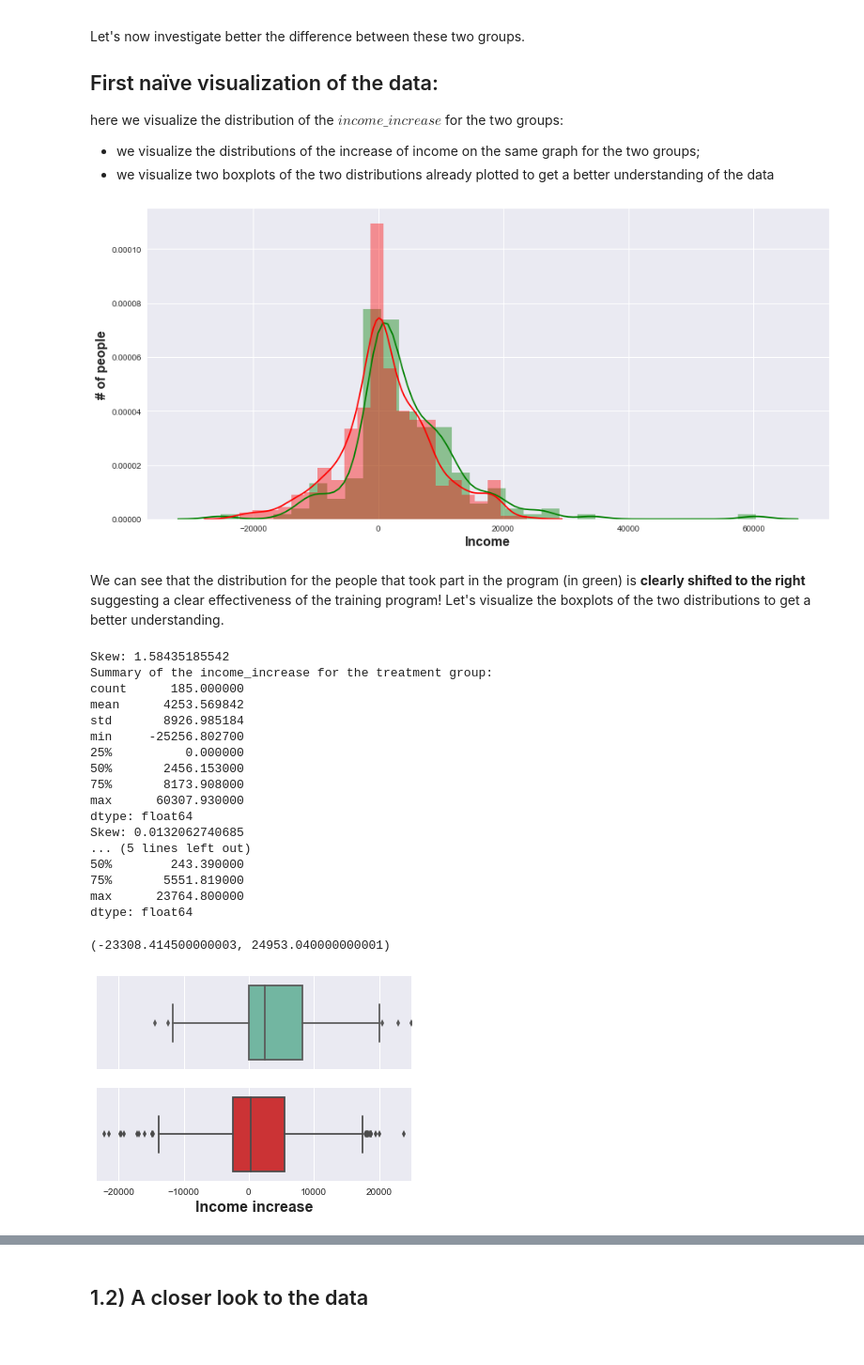
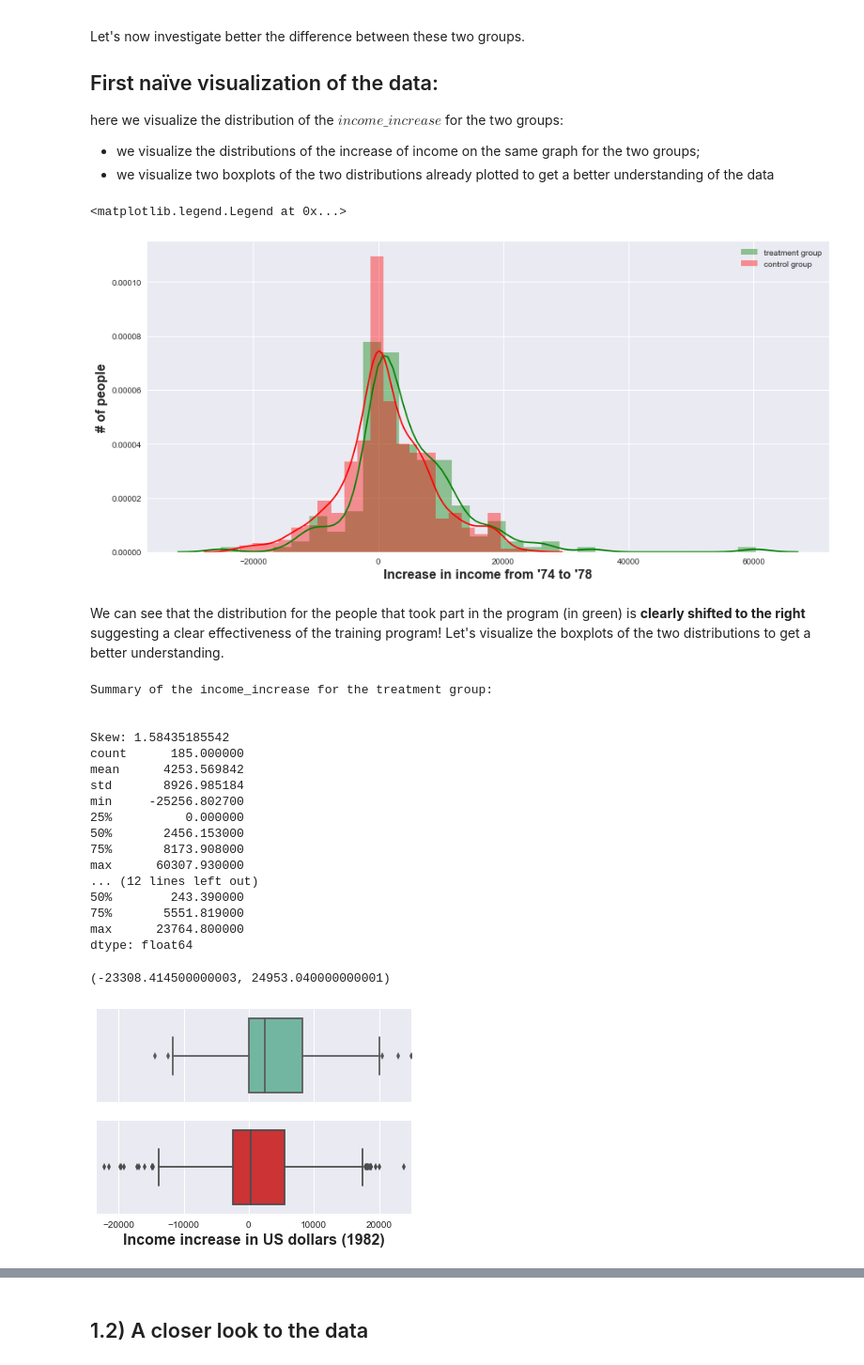
Before and after one commit to LucaZampieri/ADA_homework_LMX, a Jupyter notebook: 04 - Applied ML/H4_Q1.ipynb, the cells around one changed output, grey strips where cells are left out. Shown at 94% size. Cells and saved outputs as stored; diff of their text form; code cells hidden in the pictures.

```diff
--- a/04 - Applied ML/H4_Q1.ipynb
+++ b/04 - Applied ML/H4_Q1.ipynb
@@ -83,57 +81,60 @@ income_increase_treatment = treat_df.re78-treat_df.re74
 income_increase_control = control_df.re78-control_df.re74
 
 ### VISUALIZING THE DISTRIBUTIONS
-plt.figure(figsize=(15,7))
+f,ax = plt.subplots(figsize=(15,7))
 # plotting the distribution of the income increase for treatment group
-ax1 = sns.distplot(income_increase_treatment, kde=True, color="g")
-ax1.set_ylabel('# of people', fontsize=16).set_weight('bold')
-ax1.set_xlabel('Income', fontsize=16).set_weight('bold')
+sns.distplot(income_increase_treatment, kde=True, color="g",ax = ax, label = 'treatment group')
+ax.set_ylabel('# of people', fontsize=16).set_weight('bold')
+ax.set_xlabel('Increase in income from \'74 to \'78', fontsize=16).set_weight('bold')
 # plotting the distribution of the income increase for control group
-ax2 = sns.distplot(income_increase_control, kde=True, color="r")
+sns.distplot(income_increase_control, kde=True, color="r",ax = ax, label = 'control group')
+ax.legend()
 # %% [output]
+<matplotlib.legend.Legend at 0x...>
-[figure, old version]
+[figure, new version]
 # %% [markdown]
 We can see that the distribution for the people that took part in the program (in green) is **clearly shifted to the right** suggesting a clear effectiveness of the training program! Let's visualize the boxplots of the two distributions to get a better understanding.
 # %%
 # Stats for people who participated on the training program
-print('Skew:', income_increase_treatment.skew())
-print('Summary of the income_increase for the treatment group:')
+print('\n\nSummary of the income_increase for the treatment group:')
+print('\n\nSkew:', income_increase_treatment.skew())
 print(income_increase_treatment.describe())
 
 f, ax = plt.subplots(2, sharex=True)
 # Visualisation of the distribution with a boxplot
 maxvalue = np.max(income_increase_treatment) * 1.05
 minvalue = np.min(income_increase_treatment) * 1.05
 sns.boxplot(x=income_increase_treatment, palette="Set2", ax = ax[0])
 plt.xlim(minvalue, maxvalue)
 
 # Stats for people who don't participated to the training program
-print('Skew:', income_increase_control.skew())
+print('\n\nSummary of the income_increase for the control group:')
+print('\n\nSkew:', income_increase_control.skew())
 print(income_increase_control.describe())
 maxvalue = np.max(income_increase_control) * 1.05
 minvalue = np.min(income_increase_control) * 1.05
 sns.boxplot(x=income_increase_control, palette="Set1", ax = ax[1])
-ax[1].set_xlabel('Income increase', fontsize=16).set_weight('bold')
+ax[1].set_xlabel('Income increase in US dollars (1982)', fontsize=16).set_weight('bold')
 plt.xlim(minvalue, maxvalue)
 
 #f.tight_layout()
 # %% [output]
+Summary of the income_increase for the treatment group:
+
+
 Skew: 1.58435185542
-Summary of the income_increase for the treatment group:
 count      185.000000
 mean      4253.569842
 std       8926.985184
 min     -25256.802700
 25%          0.000000
 50%       2456.153000
 75%       8173.908000
 max      60307.930000
-dtype: float64
-Skew: 0.0132062740685
-... (5 lines left out)
+... (12 lines left out)
 50%        243.390000
 75%       5551.819000
 max      23764.800000
 dtype: float64
 (-23308.414500000003, 24953.040000000001)
-[figure, old version]
+[figure, new version]
```
Also changed, not shown: parts of 34 cells of this notebook.
